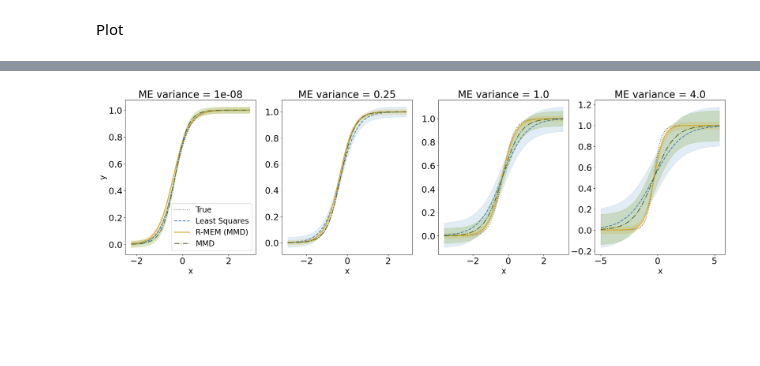
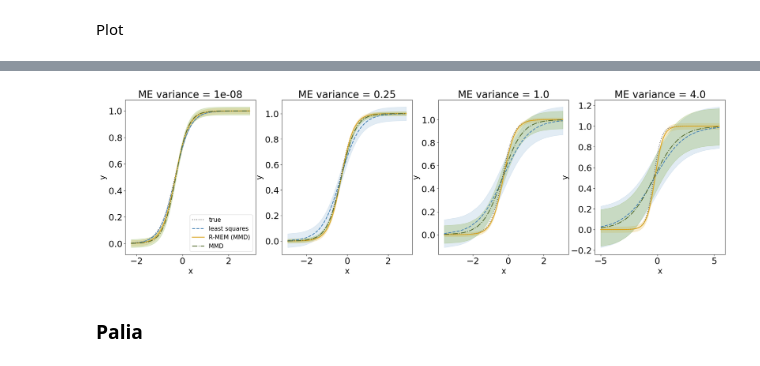
Before and after one commit to haritadell/me-models, a Jupyter notebook: gather_results_berk.ipynb, the cells around one changed output, grey strips where cells are left out. Saved outputs shown, nothing was run; the diff lists cells and outputs as text; code cells hidden in the pictures; blank space fills up the shorter version.

```diff
--- a/gather_results_berk.ipynb
+++ b/gather_results_berk.ipynb
@@ -5,11 +5,10 @@ from utils import sample_observed_data_berkson, sample_observed_data_classical
 from tqdm import tqdm
 # %%
 confidence_level = 0.90
-num_realizations = 100
+num_realizations = 10
 seed = 112
-folder_path = '/dcs/pg23/u1604520/mem/results/exponential_berkson_unifstart/'
-#folder_path = '/dcs/pg23/u1604520/mem/results/exponential_berkson_unifstart/misp/'
-folder_path_mmd = '/dcs/pg23/u1604520/mem/results/exponential_berkson_unifstart/'
+#folder_path = '/dcs/pg23/u1604520/mem/results/poly_berkson_unifstart/'
+folder_path = '/home/u1604520/results_berkson_mmd/new/'
 # %%
 scales_nu = [0.000001, 0.5,  1.0, 2.0]
 num_scales = len(scales_nu)
@@ -46,12 +51,12 @@ for j, scale_nu in enumerate(scales_nu):
         #mean_simex_sample = simex_sample.mean(axis=0)
         # initial_guess = np.random.uniform(low=-1, high=4, size=(3,)) #[0, 4]  # Initial parameter guess
         # ls_estimator, _ = curve_fit(nonlinear_model, data[:,0], data[:,1], p0=initial_guess)
-        mmd_est = np.loadtxt(folder_path_mmd+f'mmd_est_scale_nu{scale_nu}_c{c}_n{n}_B{B}_seed1{seed1}_seed2{seed2}.txt')
+        mmd_est = np.loadtxt(folder_path+f'mmd_est_scale_nu{scale_nu}_c{c}_n{n}_B{B}_seed1{seed1}_seed2{seed2}.txt')
         #mmd_est = np.loadtxt(folder_path+f'sample_scale_nu{scale_nu}_c{0.00000000001}_n{n}_B{B}_seed1{seed1}_seed2{seed2}.txt').mean(axis=0)
         mses[j, r, 0, :] = np.asarray((mean_boot_sample - theta_star)**2)
         mses[j, r, 1, :] = np.asarray((mmd_est - theta_star)**2)
 
-        # Credible interval
+
         for i in range(len(theta_star)):
             count = 0
             lower_bound = np.percentile(boot_sample[:, i], (1 - confidence_level) / 2 * 100)
@@ -293,7 +280,7 @@ Note: you may need to restart the kernel to use updated packages.
 # %%
 import matplotlib.pyplot as plt
 num_methods = 3
-num_realizations = 100
+num_realizations = 10
 num_scales = len(scales_nu)
 fig, ax_array = plt.subplots(1, num_scales, figsize=(27,7))
 credible_interval = 0.90
@@ -315,7 +302,7 @@ for ax, j in zip(ax_array.flatten(), range(0, num_scales)):
 
         data, xis_star = sample_observed_data_berkson(reg_func, int(n), loc_x, scale_x, scale_nu, scale_eps, theta_star, seed1)#np.loadtxt(folder_path+f'data_scale_nu{scale_nu}_c{c}_n{n}_B{B}_seed{seed}.txt')
         mean_boot_sample = boot_sample.mean(axis=0)
-        mmd_est = np.loadtxt(folder_path_mmd+f'mmd_est_scale_nu{scale_nu}_c{c}_n{n}_B{B}_seed1{seed1}_seed2{seed2}.txt')
+        mmd_est = np.loadtxt(folder_path+f'mmd_est_scale_nu{scale_nu}_c{c}_n{n}_B{B}_seed1{seed1}_seed2{seed2}.txt')
         initial_guess = np.random.uniform(low=-1, high=4, size=(2,)) #[0, 4]  # Initial parameter guess
         ls_estimator, _ = curve_fit(nonlinear_model, data[:,0], data[:,1], p0=initial_guess)
         thetas_over_run[:, 0, r] = mean_boot_sample
@@ -347,35 +334,37 @@ for ax, j in zip(ax_array.flatten(), range(0, num_scales)):
     std_error[2] = np.std(residuals, axis=0)
     lower_bounds[2, :] = reg_func(thetas_over_run[:,2,:].mean(axis=1) - thetas_over_run[:,2,:].std(axis=1), xis_star_sorted)
     upper_bounds[2, :] = reg_func(thetas_over_run[:,2,:].mean(axis=1) + thetas_over_run[:,2,:].std(axis=1), xis_star_sorted)
 
-    ax.plot(xis_star_sorted, Y_real, linestyle='dotted', label='True', color='dimgrey', lw=2)
+    ax.plot(xis_star_sorted, Y_real, linestyle='dotted', label='true', color='dimgrey', lw=2)
 
-    ax.plot(xis_star_sorted, means[1,:], linestyle='dashed', label='Least Squares', color='#4682B4', lw=2)
+    ax.plot(xis_star_sorted, means[1,:], linestyle='dashed', label='least squares', color='#4682B4', lw=2)
     #ax.fill_between(xis_star_sorted, lower_bounds[2, :], upper_bounds[2, :], color=lighten_color('#4682B4'), alpha=0.3)
     ax.fill_between(xis_star_sorted, means[1, :] - std_error[1], means[1, :] + std_error[1], color=lighten_color('#4682B4'), alpha=0.3)
 
     ax.plot(xis_star_sorted, means[0, :], linestyle='solid', label='R-MEM (MMD)', color='goldenrod',lw=2)
     #ax.fill_between(xis_star_sorted, lower_bounds[0, :], upper_bounds[0, :], color=lighten_color('goldenrod', 0.7), alpha=0.3)
     ax.fill_between(xis_star_sorted, means[0, :] - std_error[0], means[0, :] + std_error[0], color=lighten_color('goldenrod', 0.7), alpha=0.3)
 
     ax.plot(xis_star_sorted, means[2, :], linestyle='dashdot', label='MMD', color='#556B2F',lw=2)
     ax.fill_between(xis_star_sorted, means[2, :] - std_error[2], means[2, :] + std_error[2], color=lighten_color('#556B2F', 0.7), alpha=0.3)
 
     ax.yaxis.grid(False)
     ax.xaxis.grid(False)
     ax.patch.set_facecolor('white')
     if j == 0:
         ax.set_title(f'ME variance = 1e-08', fontsize=25)
     elif j == 1 or j == 3:
         ax.set_title(f'ME variance = {scale_nu**2}', fontsize=25)
     elif j == 2:
         ax.set_title(f'ME variance = {scale_nu**2}', fontsize=25)
 
     ax.set_xlabel('x',fontsize=20)
+    ax.set_ylabel('y',fontsize=20)
     ax.tick_params(axis='both', which='major', labelsize=22)
     ax.tick_params(axis='both', which='minor', labelsize=22)
     if j == 0:
-        ax.legend(fontsize=19)
-        ax.set_ylabel('y',fontsize=20)
+        ax.legend(fontsize=15)
 # %% [output]
-[figure, old version]
+[figure, new version]
+# %% [markdown]
+### Palia
```
Also changed, not shown: parts of 13 cells of this notebook.
